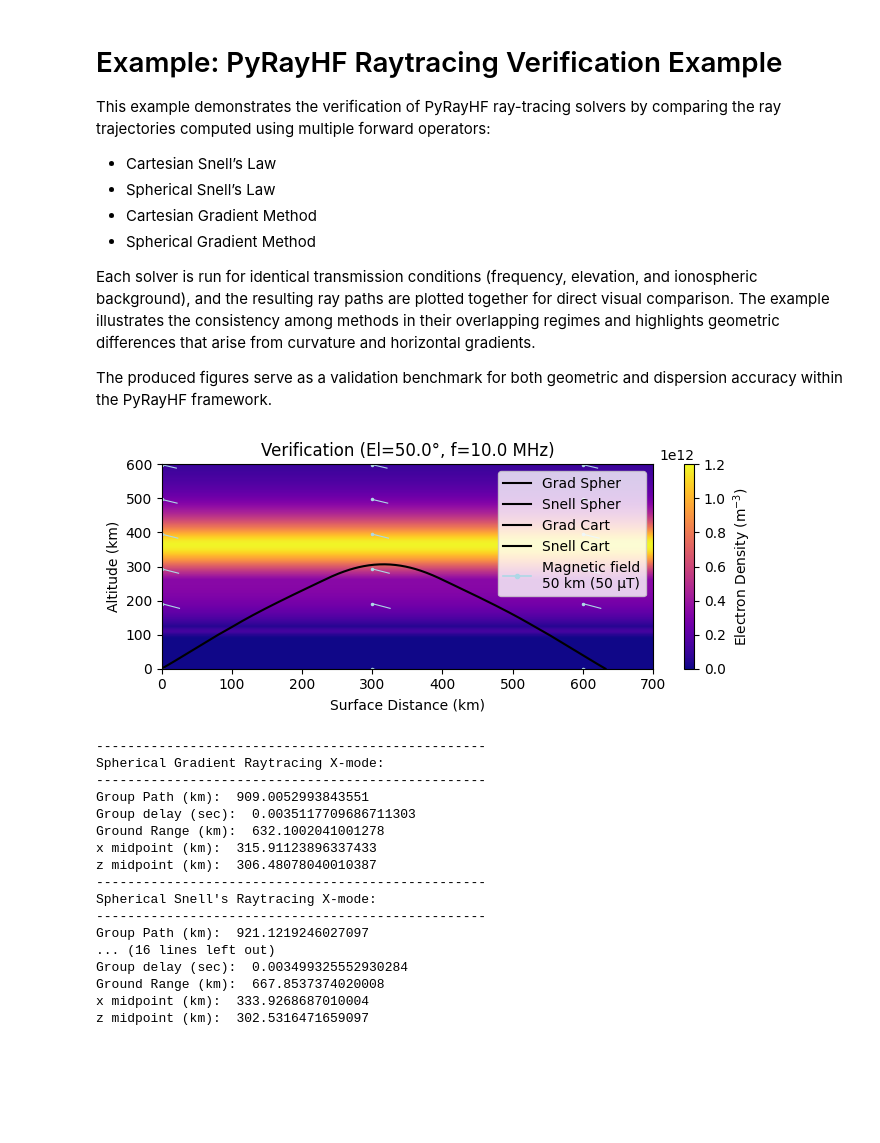
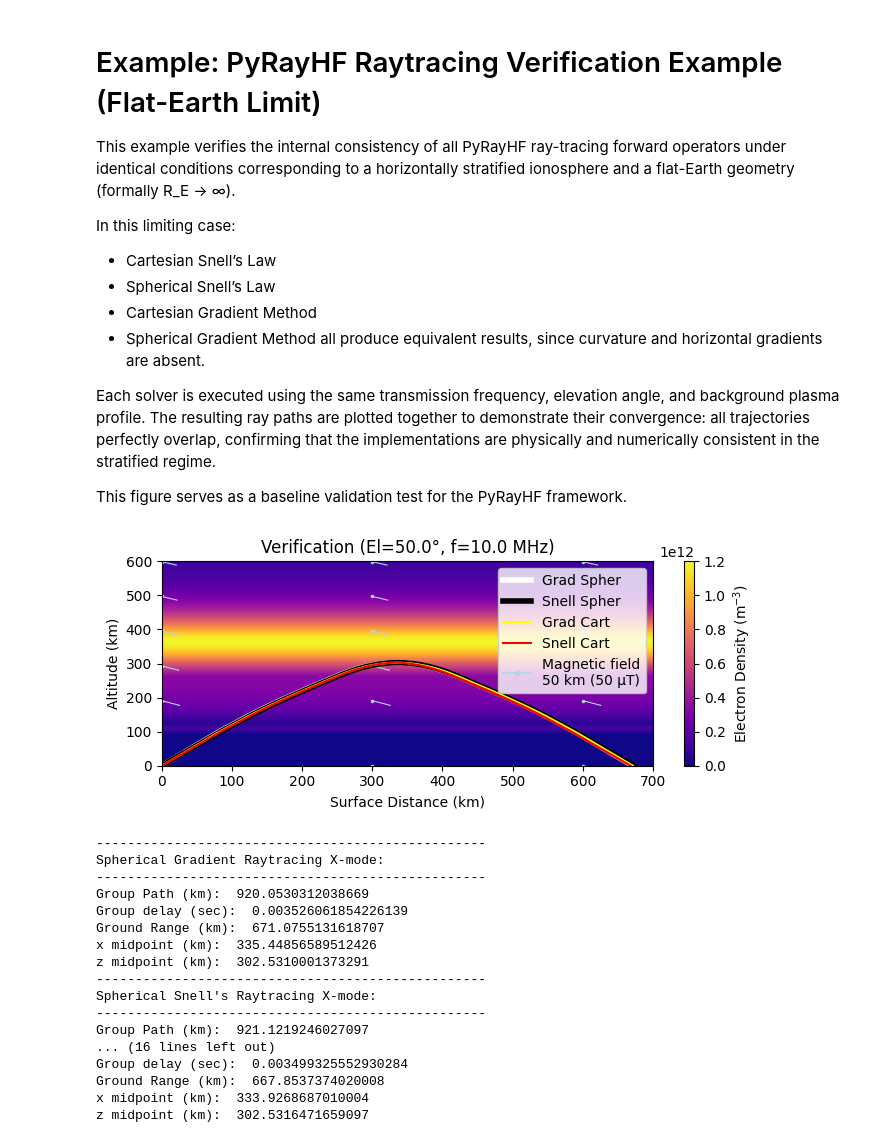
Before and after one commit to victoriyaforsythe/PyRayHF, a Jupyter notebook: docs/tutorials/Example_PyRayHF_Raytracing_Verification.ipynb, the cells around one changed output. Drawn from its saved outputs; the diff is of its cells as text; code cells hidden in the pictures; blank space fills up the shorter version.

Commit message:
verification updated

```diff
--- a/docs/tutorials/Example_PyRayHF_Raytracing_Verification.ipynb
+++ b/docs/tutorials/Example_PyRayHF_Raytracing_Verification.ipynb
@@ -1,21 +1,25 @@
 # %% [markdown]
-# Example: PyRayHF Raytracing Verification Example
+# Example: PyRayHF Raytracing Verification Example (Flat-Earth Limit)
 
-This example demonstrates the verification of PyRayHF ray-tracing solvers
-by comparing the ray trajectories computed using multiple forward operators:
+This example verifies the internal consistency of all PyRayHF ray-tracing
+forward operators under identical conditions corresponding to a horizontally
+stratified ionosphere and a flat-Earth geometry (formally R_E → ∞).
+
+In this limiting case:
 - Cartesian Snell’s Law
 - Spherical Snell’s Law
 - Cartesian Gradient Method
 - Spherical Gradient Method
+all produce equivalent results, since curvature and horizontal gradients
+are absent.
 
-Each solver is run for identical transmission conditions (frequency, elevation,
-and ionospheric background), and the resulting ray paths are plotted together
-for direct visual comparison. The example illustrates the consistency among
-methods in their overlapping regimes and highlights geometric differences
-that arise from curvature and horizontal gradients.
+Each solver is executed using the same transmission frequency, elevation
+angle, and background plasma profile. The resulting ray paths are plotted
+together to demonstrate their convergence: all trajectories perfectly overlap,
+confirming that the implementations are physically and numerically consistent
+in the stratified regime.
 
-The produced figures serve as a validation benchmark for both geometric
-and dispersion accuracy within the PyRayHF framework.
+This figure serves as a baseline validation test for the PyRayHF framework.
 # %%
 #!/usr/bin/env python
 import numpy as np
@@ -181,10 +185,10 @@ for x_offset in x_repeat:
         ax.plot(xs, zs, 'o', color='lightblue', ms=1.5)
 
 # --- Plot the actual ray paths
-line_GS, = ax.plot(result_GS['x'], result_GS['z'], c='black', lw=1.5, label='Grad Spher')
-# line_SS, = ax.plot(result_SS['x'], result_SS['z'], c='black', lw=1.5, label='Snell Spher')
-# line_GC, = ax.plot(result_GC['x'], result_GC['z'], c='black', lw=1.5, label='Grad Cart')
-# line_SC, = ax.plot(result_SC['x'], result_SC['z'], c='black', lw=1.5, label='Snell Cart')
+line_GS, = ax.plot(result_GS['x'], result_GS['z'], c='white', lw=4, label='Grad Spher')
+line_SS, = ax.plot(result_SS['x'], result_SS['z'], c='black', lw=4, label='Snell Spher')
+line_GC, = ax.plot(result_GC['x'], result_GC['z'], c='yellow', lw=1.5, label='Grad Cart')
+line_SC, = ax.plot(result_SC['x'], result_SC['z'], c='red', lw=1.5, label='Snell Cart')
 
 # --- Add custom magnetic field legend handle
 B_ref = 50e-6  # 50 µT reference
@@ -214,42 +218,42 @@ print('Ground Range (km): ', result_GS['ground_range_km'])
 print('x midpoint (km): ', result_GS['x_midpoint'])
 print('z midpoint (km): ', result_GS['z_midpoint'])
 
 print('--------------------------------------------------')
 print('Spherical Snell\'s Raytracing X-mode:')
 print('--------------------------------------------------')
 print('Group Path (km): ', result_SS['group_path_km'])
 print('Group delay (sec): ', result_SS['group_delay_sec'])
 print('Ground Range (km): ', result_SS['ground_range_km'])
 print('x midpoint (km): ', result_SS['x_midpoint'])
 print('z midpoint (km): ', result_SS['z_midpoint'])
 
 print('--------------------------------------------------')
 print('Cartesian Gradient Raytracing X-mode:')
 print('--------------------------------------------------')
 print('Group Path (km): ', result_GC['group_path_km'])
 print('Group delay (sec): ', result_GC['group_delay_sec'])
 print('Ground Range (km): ', result_GC['ground_range_km'])
 print('x midpoint (km): ', result_GC['x_midpoint'])
 print('z midpoint (km): ', result_GC['z_midpoint'])
 
 print('--------------------------------------------------')
 print('Cartesian Snell\'s Raytracing X-mode:')
 print('--------------------------------------------------')
 print('Group Path (km): ', result_SC['group_path_km'])
 print('Group delay (sec): ', result_SC['group_delay_sec'])
 print('Ground Range (km): ', result_SC['ground_range_km'])
 print('x midpoint (km): ', result_SC['x_midpoint'])
 print('z midpoint (km): ', result_SC['z_midpoint'])
 # %% [output]
-[figure, old version]
+[figure, new version]
 --------------------------------------------------
 Spherical Gradient Raytracing X-mode:
 --------------------------------------------------
-Group Path (km):  909.0052993843551
-Group delay (sec):  0.0035117709686711303
-Ground Range (km):  632.1002041001278
-x midpoint (km):  315.91123896337433
-z midpoint (km):  306.48078040010387
+Group Path (km):  920.0530312038669
+Group delay (sec):  0.003526061854226139
+Ground Range (km):  671.0755131618707
+x midpoint (km):  335.44856589512426
+z midpoint (km):  302.5310001373291
 --------------------------------------------------
 Spherical Snell's Raytracing X-mode:
 --------------------------------------------------
```
Also changed, not shown: 1 other file.
